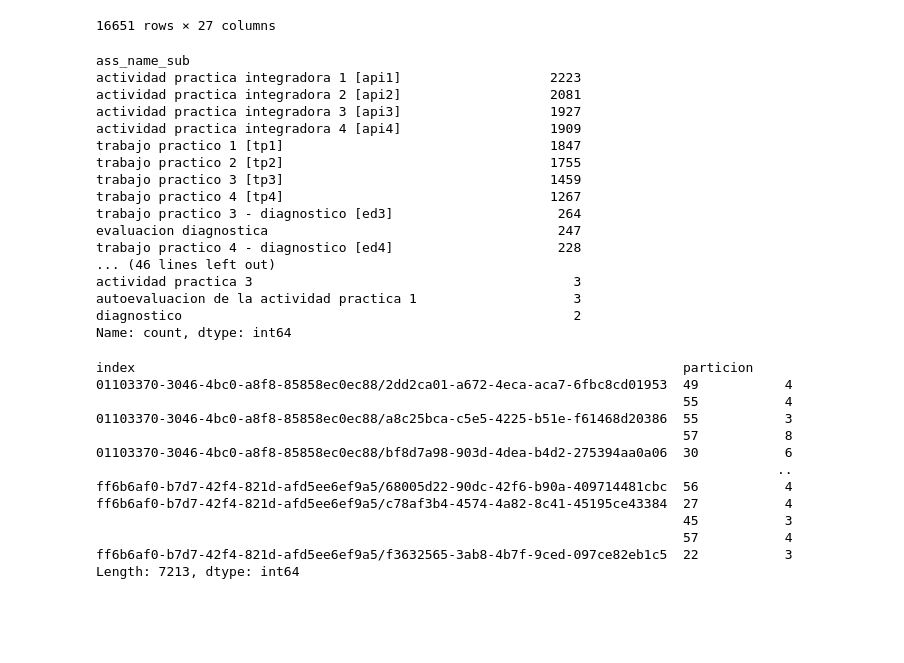
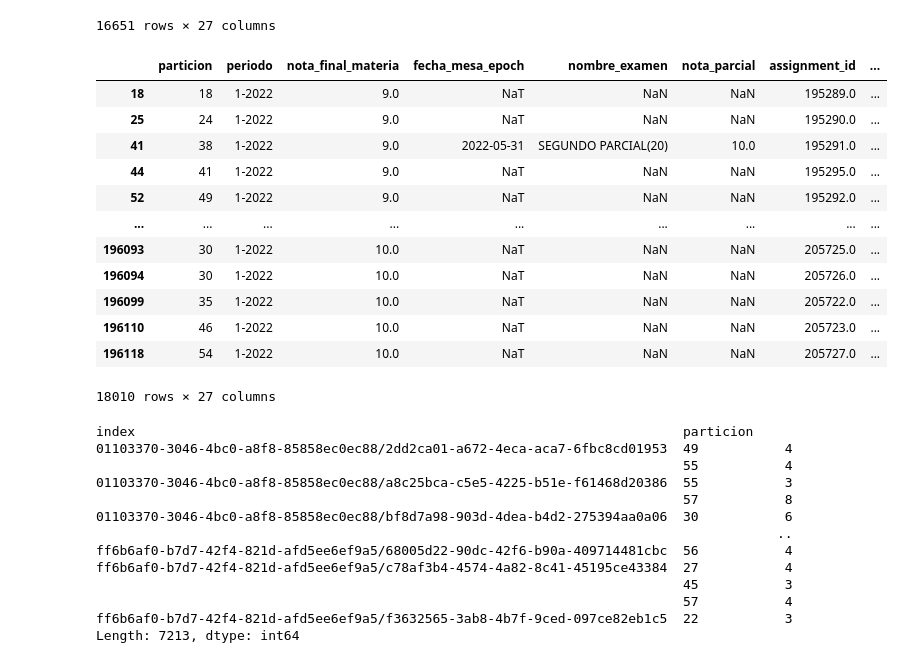
Before and after one commit to bautidea/course_approve_detection, a Jupyter notebook: notebok.ipynb, the cells around one changed output. Saved outputs shown, nothing was run; the diff lists cells and outputs as text; code cells hidden in the pictures; blank space fills up the shorter version.

```diff
--- a/notebok.ipynb
+++ b/notebok.ipynb
@@ -721,26 +707,41 @@ student_df[conditions_null_assignment]
 | 196091 | 28 | 1-2022 | 10.0 | NaT | NaN | NaN | NaN | ... |
 | 196092 | 29 | 1-2022 | 10.0 | NaT | NaN | NaN | NaN | ... |
 16651 rows × 27 columns
-# %%
-student_df.loc[student_df['ass_name_sub'].notnull() & student_df['ass_name'].isnull(),'ass_name_sub'].value_counts()[0:60]
-# %% [output]
-ass_name_sub
-actividad practica integradora 1 [api1]                   2223
-actividad practica integradora 2 [api2]                   2081
-actividad practica integradora 3 [api3]                   1927
-actividad practica integradora 4 [api4]                   1909
-trabajo practico 1 [tp1]                                  1847
-trabajo practico 2 [tp2]                                  1755
-trabajo practico 3 [tp3]                                  1459
-trabajo practico 4 [tp4]                                  1267
-trabajo practico 3 - diagnostico [ed3]                     264
-evaluacion diagnostica                                     247
-trabajo practico 4 - diagnostico [ed4]                     228
-... (46 lines left out)
-actividad practica 3                                         3
-autoevaluacion de la actividad practica 1                    3
-diagnostico                                                  2
-Name: count, dtype: int64
+# %%
+# Define conditions for aggregation based on null values in columns
+conditions_null_assignment = (
+    student_df['assignment_id'].notnull()
+    & student_df['ass_name'].notnull()
+    & student_df['ass_created_at'].notnull()
+    & student_df['ass_due_at'].notnull()
+    & student_df['ass_unlock_at'].notnull()
+    & student_df['ass_lock_at'].notnull()
+    & student_df['points_possible'].notnull()
+    & student_df['ass_name_sub'].isnull()
+    & student_df['sub_uuid'].isnull()
+    & student_df['score'].isnull()
+    & student_df['submission_type'].isnull()
+    & student_df['s_submitted_at'].isnull()
+    & student_df['s_graded_at'].isnull()
+    & student_df['s_created_at'].isnull()
+)
+
+
+student_df[conditions_null_assignment]
+# %% [output]
+|  | particion | periodo | nota_final_materia | fecha_mesa_epoch | nombre_examen | nota_parcial | assignment_id | ... |
+| 18 | 18 | 1-2022 | 9.0 | NaT | NaN | NaN | 195289.0 | ... |
+| 25 | 24 | 1-2022 | 9.0 | NaT | NaN | NaN | 195290.0 | ... |
+| 41 | 38 | 1-2022 | 9.0 | 2022-05-31 | SEGUNDO PARCIAL(20) | 10.0 | 195291.0 | ... |
+| 44 | 41 | 1-2022 | 9.0 | NaT | NaN | NaN | 195295.0 | ... |
+| 52 | 49 | 1-2022 | 9.0 | NaT | NaN | NaN | 195292.0 | ... |
+| ... | ... | ... | ... | ... | ... | ... | ... | ... |
+| 196093 | 30 | 1-2022 | 10.0 | NaT | NaN | NaN | 205725.0 | ... |
+| 196094 | 30 | 1-2022 | 10.0 | NaT | NaN | NaN | 205726.0 | ... |
+| 196099 | 35 | 1-2022 | 10.0 | NaT | NaN | NaN | 205722.0 | ... |
+| 196110 | 46 | 1-2022 | 10.0 | NaT | NaN | NaN | 205723.0 | ... |
+| 196118 | 54 | 1-2022 | 10.0 | NaT | NaN | NaN | 205727.0 | ... |
+18010 rows × 27 columns
 # %%
 student_df.groupby(['index','particion']).size()[student_df.groupby(['index','particion']).size() > 1]
 # %% [output]
```
Also changed, not shown: parts of 21 cells of this notebook.
